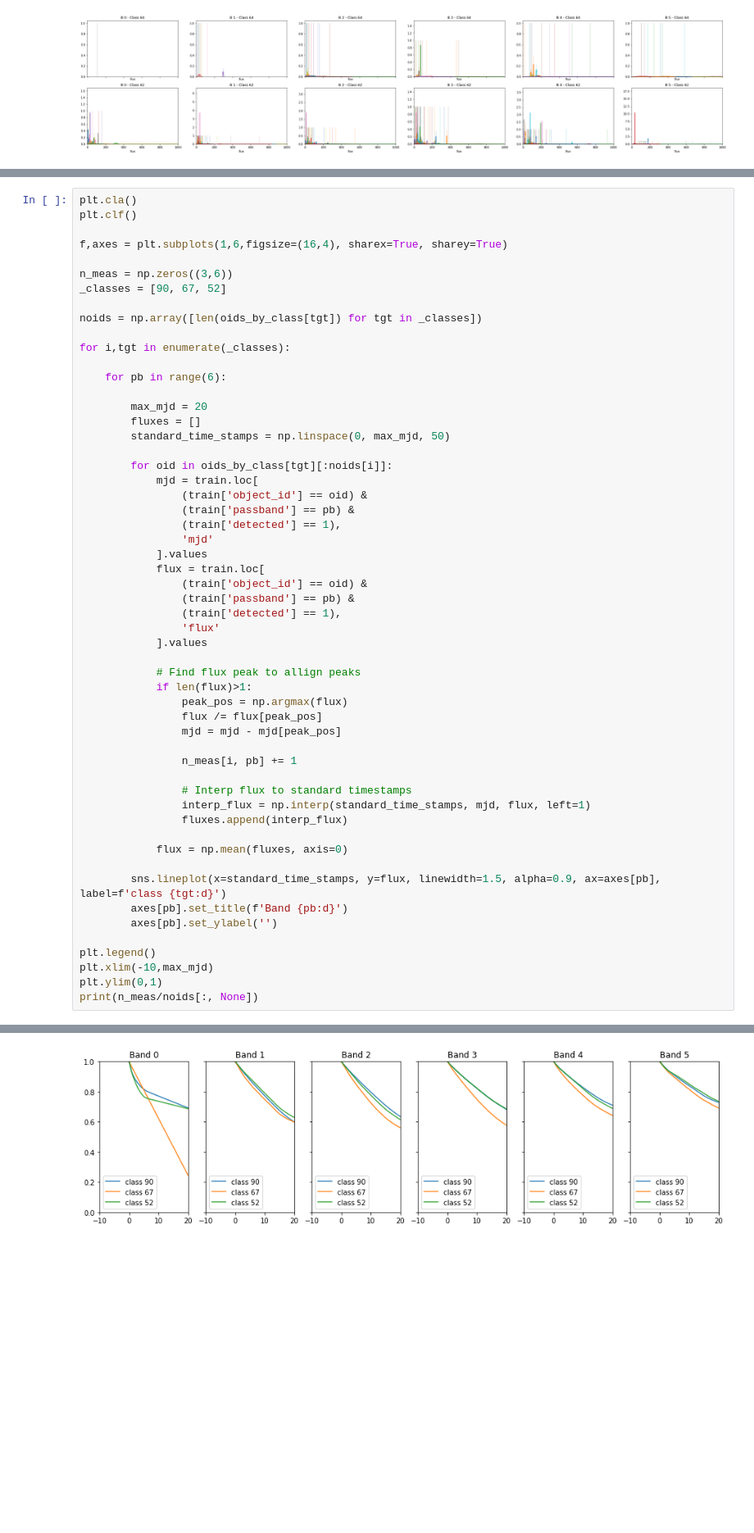
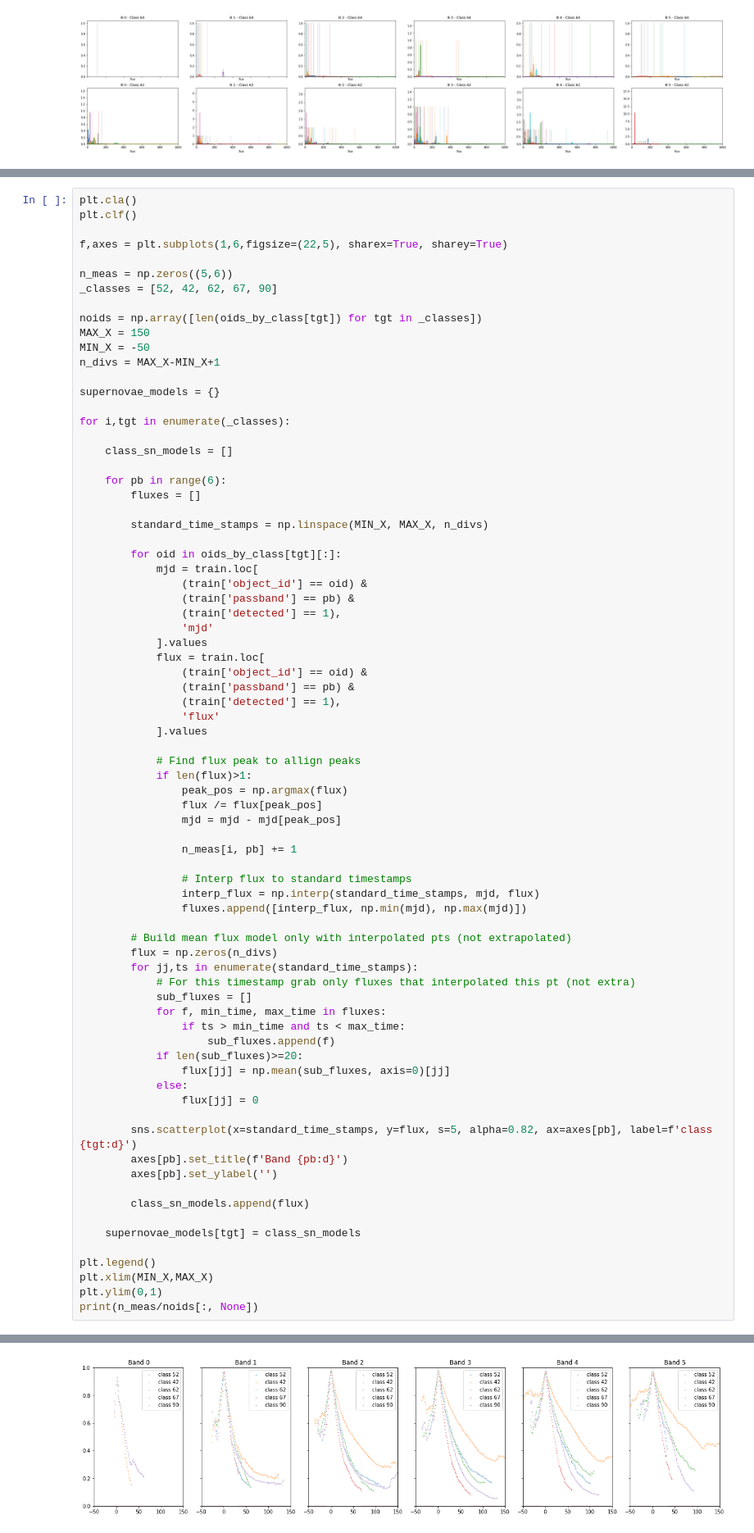
Before and after one commit to miguel-rita/remote_two, a Jupyter notebook: notebooks/confusion_study.ipynb, the cells around one changed output, grey strips where cells are left out. Shown at 82% size. Cells and saved outputs as stored; diff of their text form; blank space fills up the shorter version.

```diff
--- a/notebooks/confusion_study.ipynb
+++ b/notebooks/confusion_study.ipynb
@@ -79,22 +161,28 @@ f.savefig('../flux_confusion_v1.png')
 plt.cla()
 plt.clf()
 
-f,axes = plt.subplots(1,6,figsize=(16,4), sharex=True, sharey=True)
+f,axes = plt.subplots(1,6,figsize=(22,5), sharex=True, sharey=True)
 
-n_meas = np.zeros((3,6))
-_classes = [90, 67, 52]
+n_meas = np.zeros((5,6))
+_classes = [52, 42, 62, 67, 90]
 
 noids = np.array([len(oids_by_class[tgt]) for tgt in _classes])
+MAX_X = 150
+MIN_X = -50
+n_divs = MAX_X-MIN_X+1
+
+supernovae_models = {}
 
 for i,tgt in enumerate(_classes):
 
+    class_sn_models = []
+
     for pb in range(6):
+        fluxes = []
 
-        max_mjd = 20
-        fluxes = []
-        standard_time_stamps = np.linspace(0, max_mjd, 50)
+        standard_time_stamps = np.linspace(MIN_X, MAX_X, n_divs)
 
-        for oid in oids_by_class[tgt][:noids[i]]:
+        for oid in oids_by_class[tgt][:]:
             mjd = train.loc[
                 (train['object_id'] == oid) &
                 (train['passband'] == pb) &
@@ -117,17 +205,32 @@ for i,tgt in enumerate(_classes):
                 n_meas[i, pb] += 1
 
                 # Interp flux to standard timestamps
-                interp_flux = np.interp(standard_time_stamps, mjd, flux, left=1)
-                fluxes.append(interp_flux)
+                interp_flux = np.interp(standard_time_stamps, mjd, flux)
+                fluxes.append([interp_flux, np.min(mjd), np.max(mjd)])
 
-            flux = np.mean(fluxes, axis=0)
+        # Build mean flux model only with interpolated pts (not extrapolated)
+        flux = np.zeros(n_divs)
+        for jj,ts in enumerate(standard_time_stamps):
+            # For this timestamp grab only fluxes that interpolated this pt (not extra)
+            sub_fluxes = []
+            for f, min_time, max_time in fluxes:
+                if ts > min_time and ts < max_time:
+                    sub_fluxes.append(f)
+            if len(sub_fluxes)>=20:
+                flux[jj] = np.mean(sub_fluxes, axis=0)[jj]
+            else:
+                flux[jj] = 0
 
-        sns.lineplot(x=standard_time_stamps, y=flux, linewidth=1.5, alpha=0.9, ax=axes[pb], label=f'class {tgt:d}')
+        sns.scatterplot(x=standard_time_stamps, y=flux, s=5, alpha=0.82, ax=axes[pb], label=f'class {tgt:d}')
         axes[pb].set_title(f'Band {pb:d}')
         axes[pb].set_ylabel('')
 
+        class_sn_models.append(flux)
+
+    supernovae_models[tgt] = class_sn_models
+
 plt.legend()
-plt.xlim(-10,max_mjd)
+plt.xlim(MIN_X,MAX_X)
 plt.ylim(0,1)
 print(n_meas/noids[:, None])
 # %% [output]
@@ -137,2 +242,2 @@ print(n_meas/noids[:, None])
 <Figure size 432x288 with 0 Axes>
-[figure, old version]
+[figure, new version]
```
Also changed, not shown: parts of 15 cells of this notebook, 19 other files.
